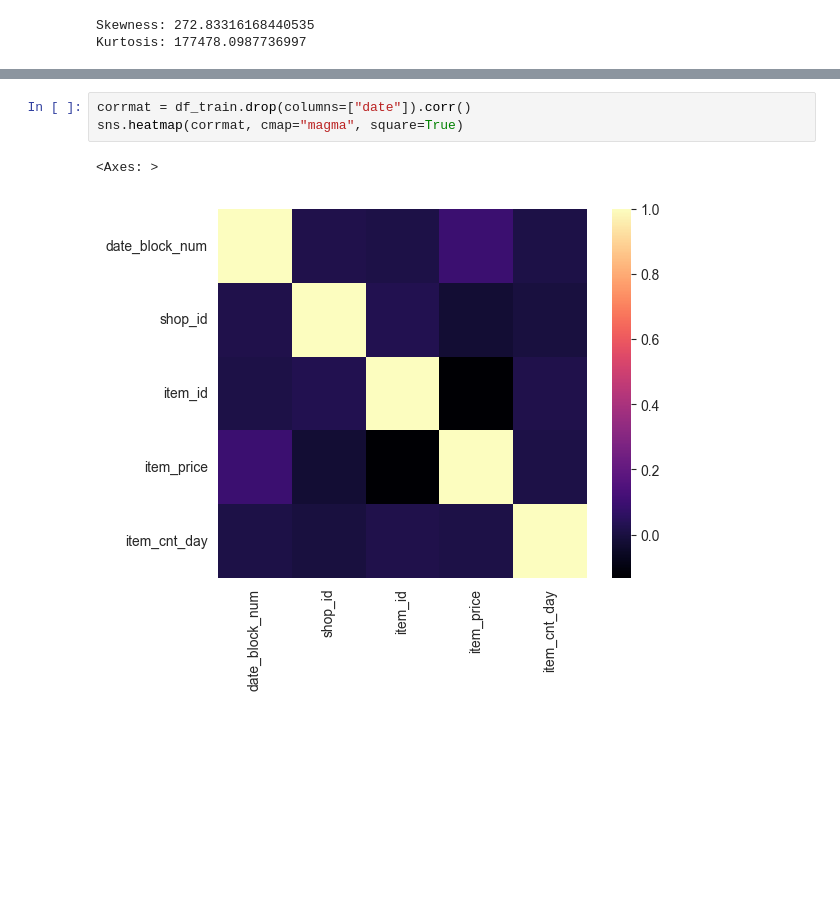
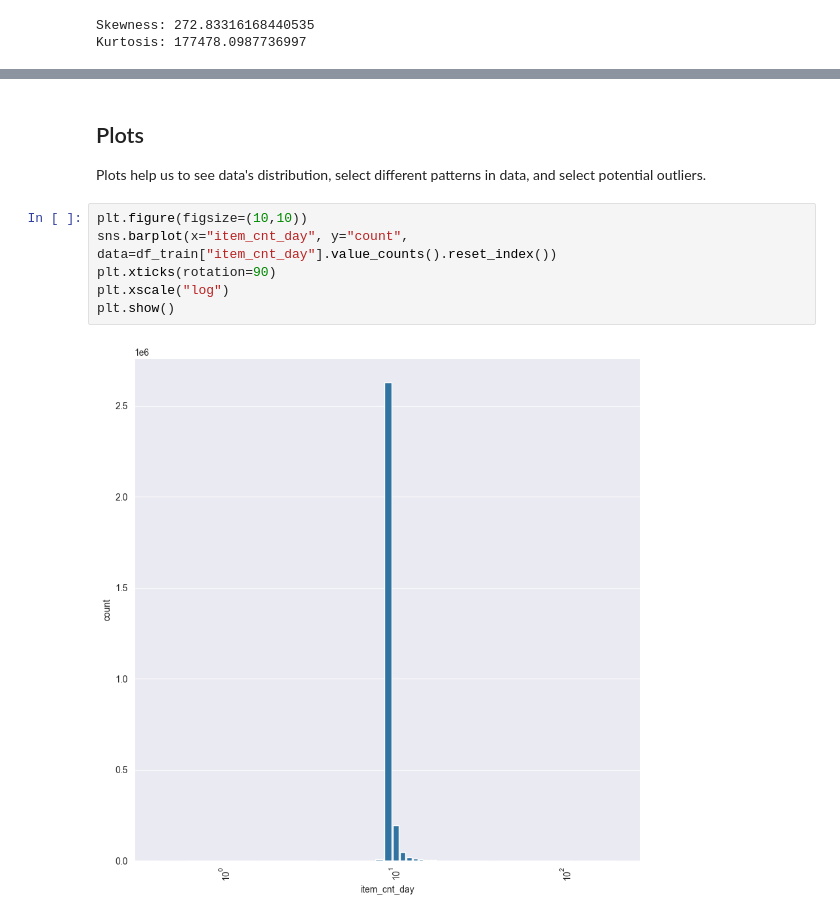
Before and after one commit to Akevilli/Internship, a Jupyter notebook: EDA.ipynb, the cells around one changed output, grey strips where cells are left out. Cells and saved outputs as stored; diff of their text form; blank space fills up the shorter version.

Commit message:
DS-1.2 EDA Changes: - notes - decomposition analys - plots correction

```diff
--- a/EDA.ipynb
+++ b/EDA.ipynb
@@ -53,6 +90,12 @@ sns.boxplot(x=categorical_feature, y="item_cnt_day", data=data)
-# %%
-corrmat = df_train.drop(columns=["date"]).corr()
-sns.heatmap(corrmat, cmap="magma", square=True)
-# %% [output]
-<Axes: >
-[figure, removed]
+# %% [markdown]
+## Plots
+
+Plots help us to see data's distribution, select different patterns in data, and select potential outliers.
+# %%
+plt.figure(figsize=(10,10))
+sns.barplot(x="item_cnt_day", y="count", data=df_train["item_cnt_day"].value_counts().reset_index())
+plt.xticks(rotation=90)
+plt.xscale("log")
+plt.show()
+# %% [output]
+[figure, new version]
```
Also changed, not shown: parts of 16 cells of this notebook, 1 other file.
